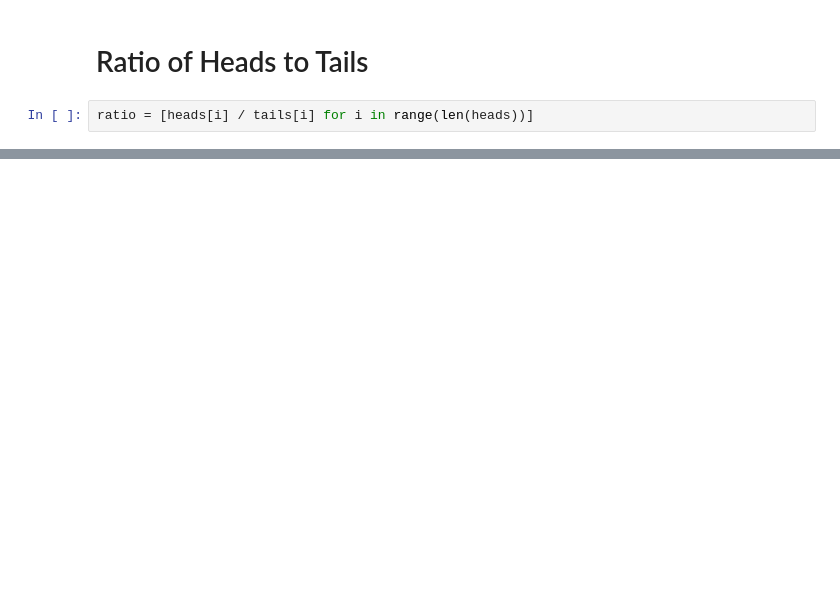
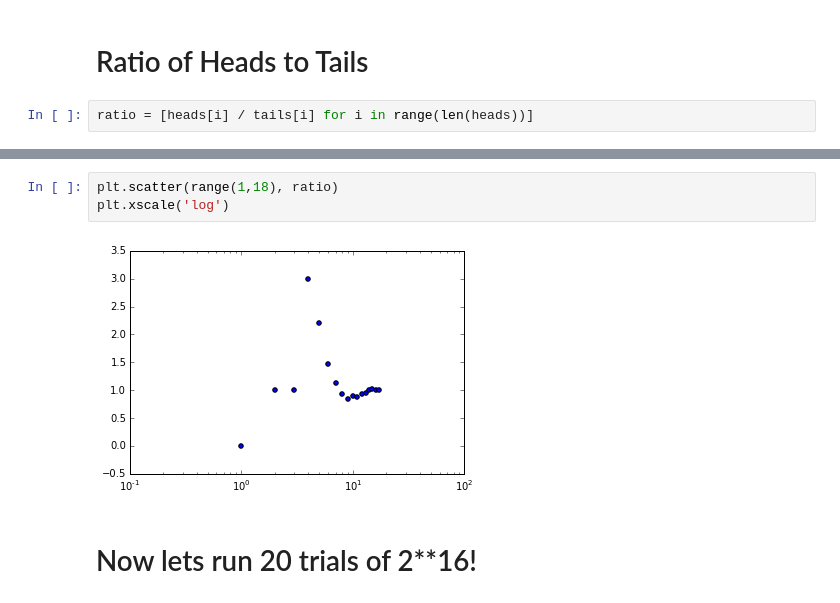
Before and after one commit to Apentz49/charting-coin-flips, a Jupyter notebook: Charting Coin Flips.ipynb, the cells around one changed output, grey strips where cells are left out. Cells and saved outputs as stored; diff of their text form; blank space fills up the shorter version.

```diff
--- a/Charting Coin Flips.ipynb
+++ b/Charting Coin Flips.ipynb
@@ -74,0 +90,7 @@ plt.show()
+# %%
+plt.scatter(range(1,18), ratio)
+plt.xscale('log')
+# %% [output]
+[figure, added]
+# %% [markdown]
+# Now lets run 20 trials of 2**16!
```
Also changed, not shown: parts of 23 cells of this notebook.
